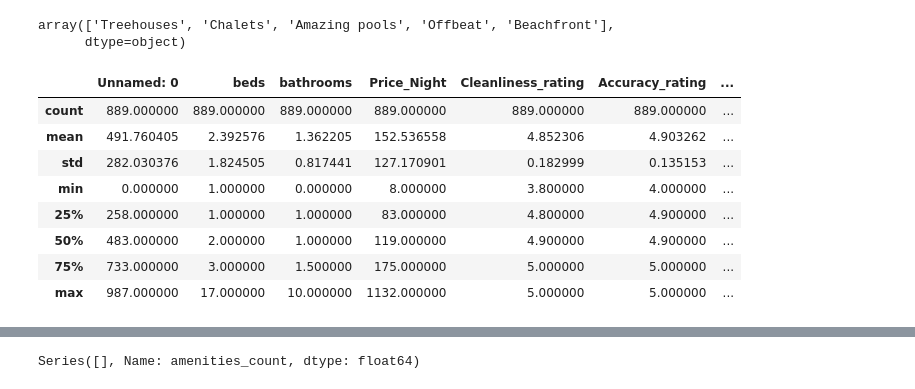
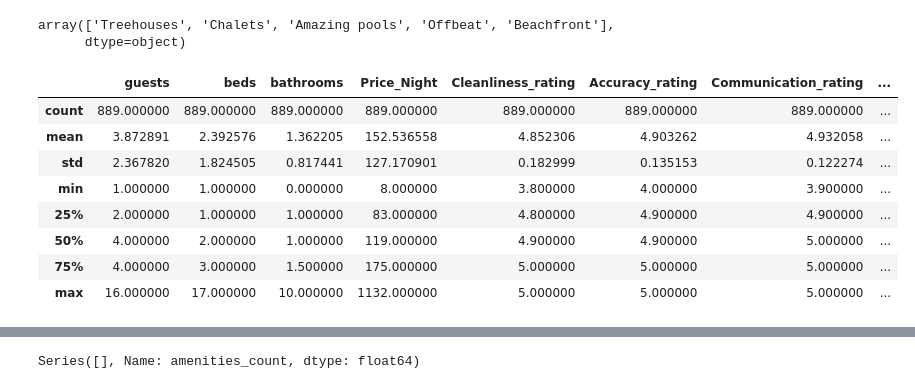
Before and after one commit to SaveSavio/modelling-airbnbs-property-listing-dataset-, a Jupyter notebook: exploratory_data_analysis.ipynb, the cells around one changed output, grey strips where cells are left out. Cells and saved outputs as stored; diff of their text form; code cells hidden in the pictures.

```diff
--- a/exploratory_data_analysis.ipynb
+++ b/exploratory_data_analysis.ipynb
@@ -58,17 +58,17 @@ df['Category'].unique()
 array(['Treehouses', 'Chalets', 'Amazing pools', 'Offbeat', 'Beachfront'],
       dtype=object)
 # %%
-df.describe()
+df_numeric.describe()
 # %% [output]
-|  | Unnamed: 0 | beds | bathrooms | Price_Night | Cleanliness_rating | Accuracy_rating | ... |
-| count | 889.000000 | 889.000000 | 889.000000 | 889.000000 | 889.000000 | 889.000000 | ... |
-| mean | 491.760405 | 2.392576 | 1.362205 | 152.536558 | 4.852306 | 4.903262 | ... |
-| std | 282.030376 | 1.824505 | 0.817441 | 127.170901 | 0.182999 | 0.135153 | ... |
-| min | 0.000000 | 1.000000 | 0.000000 | 8.000000 | 3.800000 | 4.000000 | ... |
-| 25% | 258.000000 | 1.000000 | 1.000000 | 83.000000 | 4.800000 | 4.900000 | ... |
-| 50% | 483.000000 | 2.000000 | 1.000000 | 119.000000 | 4.900000 | 4.900000 | ... |
-| 75% | 733.000000 | 3.000000 | 1.500000 | 175.000000 | 5.000000 | 5.000000 | ... |
-| max | 987.000000 | 17.000000 | 10.000000 | 1132.000000 | 5.000000 | 5.000000 | ... |
+|  | guests | beds | bathrooms | Price_Night | Cleanliness_rating | Accuracy_rating | Communication_rating | ... |
+| count | 889.000000 | 889.000000 | 889.000000 | 889.000000 | 889.000000 | 889.000000 | 889.000000 | ... |
+| mean | 3.872891 | 2.392576 | 1.362205 | 152.536558 | 4.852306 | 4.903262 | 4.932058 | ... |
+| std | 2.367820 | 1.824505 | 0.817441 | 127.170901 | 0.182999 | 0.135153 | 0.122274 | ... |
+| min | 1.000000 | 1.000000 | 0.000000 | 8.000000 | 3.800000 | 4.000000 | 3.900000 | ... |
+| 25% | 2.000000 | 1.000000 | 1.000000 | 83.000000 | 4.800000 | 4.900000 | 4.900000 | ... |
+| 50% | 4.000000 | 2.000000 | 1.000000 | 119.000000 | 4.900000 | 4.900000 | 5.000000 | ... |
+| 75% | 4.000000 | 3.000000 | 1.500000 | 175.000000 | 5.000000 | 5.000000 | 5.000000 | ... |
+| max | 16.000000 | 17.000000 | 10.000000 | 1132.000000 | 5.000000 | 5.000000 | 5.000000 | ... |
 # %%
 for column in df_numeric.columns:
     sns.displot(df_numeric[column], kde=False, label=column)
```
Also changed, not shown: parts of 6 cells of this notebook, 3 other files.
